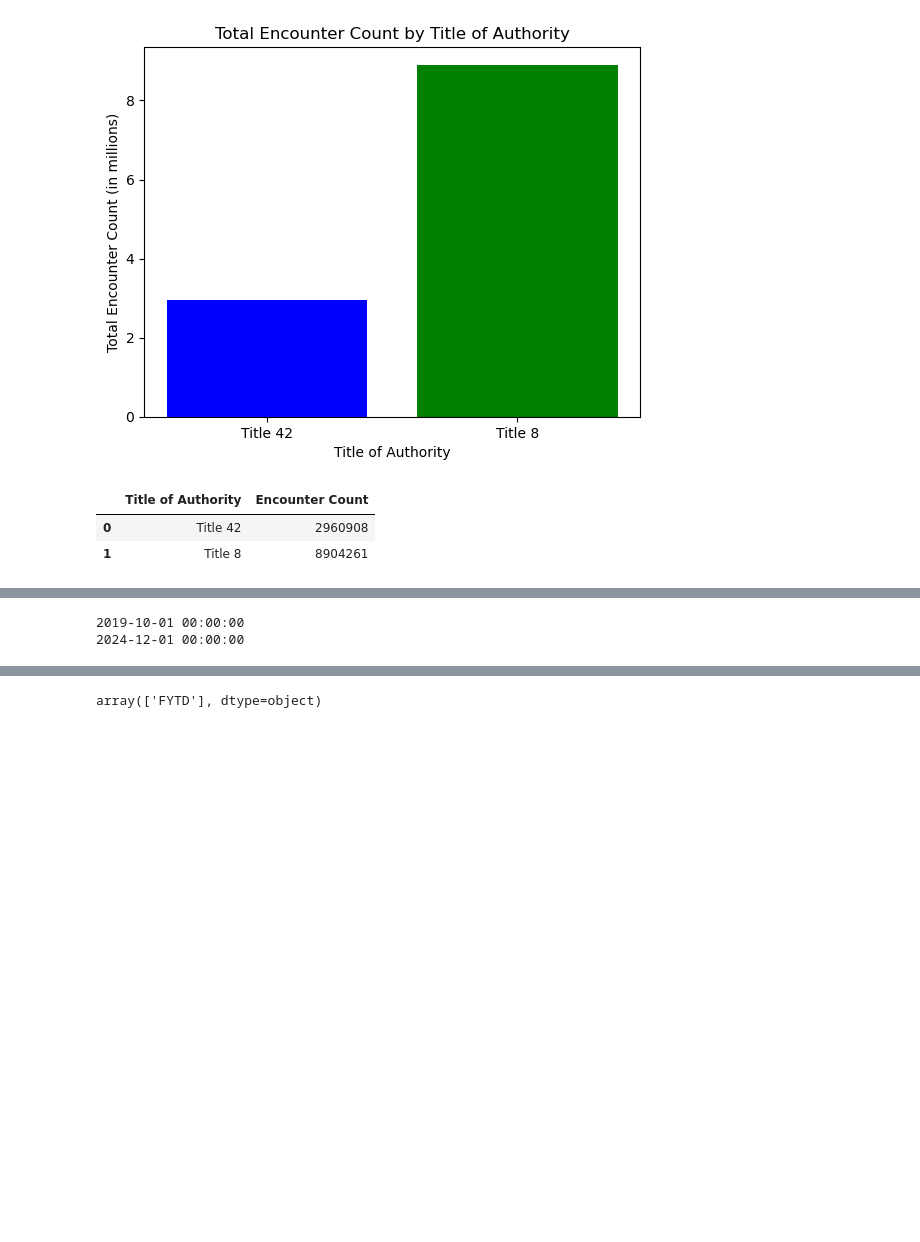
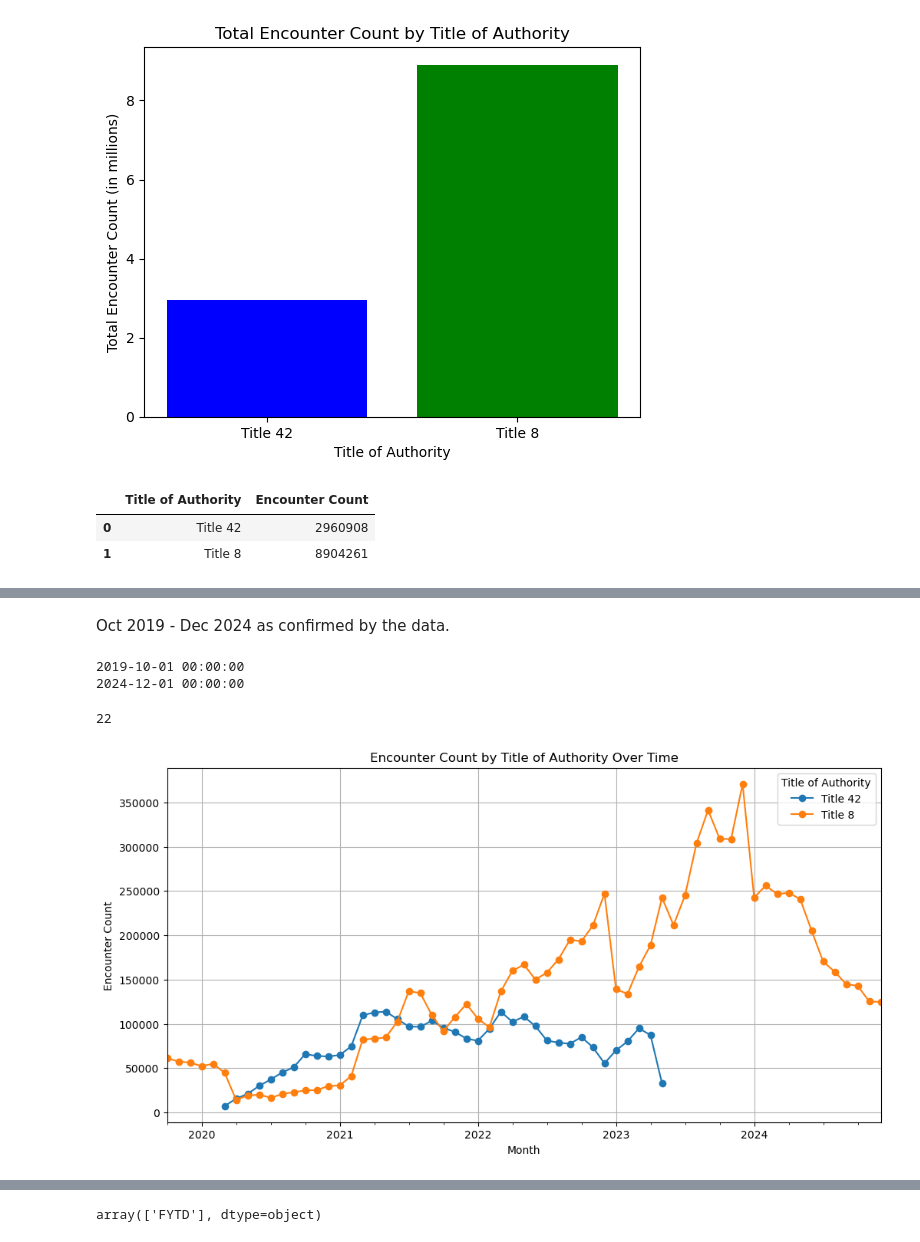
Before and after one commit to alanklin/AA-Capstone, a Jupyter notebook: Code/Notebooks/week2_eda_state.ipynb, the cells around one changed output, grey strips where cells are left out. Saved outputs shown, nothing was run; the diff lists cells and outputs as text; code cells hidden in the pictures; blank space fills up the shorter version.

```diff
--- a/Code/Notebooks/week2_eda_state.ipynb
+++ b/Code/Notebooks/week2_eda_state.ipynb
@@ -7,7 +11,7 @@ import os
 #code_folder_path
 from _Setup import *
 # %%
-state_data = pd.read_csv("C:\AA-Capstone\Data\Border_State_Data.csv", header = 0)
+state_data = pd.read_csv("C:/AA-Capstone/Data/Border_State_Data.csv", header = 0)
 # %%
 state_data.head(5)
 # %% [output]
@@ -106,9 +100,30 @@ state_data['Adjusted Fiscal Year'] = state_data.apply(
 
 # Create 'MonthDate' column by combining fiscal year and month
 state_data['MonthDate'] = pd.to_datetime(state_data['Adjusted Fiscal Year'] + '-' + state_data['Month (abbv)'].map(month_map).astype(str), format='%Y-%m')
+# %% [markdown]
+Oct 2019 - Dec 2024 as confirmed by the data.
 # %%
 print(state_data["MonthDate"].min())
 print(state_data["MonthDate"].max())
 # %% [output]
 2019-10-01 00:00:00
 2024-12-01 00:00:00
+# %%
+len(state_data["Citizenship"].unique())
+# %% [output]
+22
+# %%
+auth_df = state_data[["Title of Authority", "Encounter Count", "MonthDate"]]
+df_agg = auth_df.groupby(['MonthDate', 'Title of Authority'])['Encounter Count'].sum().reset_index()
+df_pivot = df_agg.pivot(index='MonthDate', columns='Title of Authority', values='Encounter Count')
+
+# Plot the data
+df_pivot.plot(figsize=(12,6), marker='o')
+plt.xlabel('Month')
+plt.ylabel('Encounter Count')
+plt.title('Encounter Count by Title of Authority Over Time')
+plt.legend(title='Title of Authority')
+plt.grid(True)
+plt.show()
+# %% [output]
+[figure, added]
```
Also changed, not shown: parts of 18 cells of this notebook, 1 other file.
